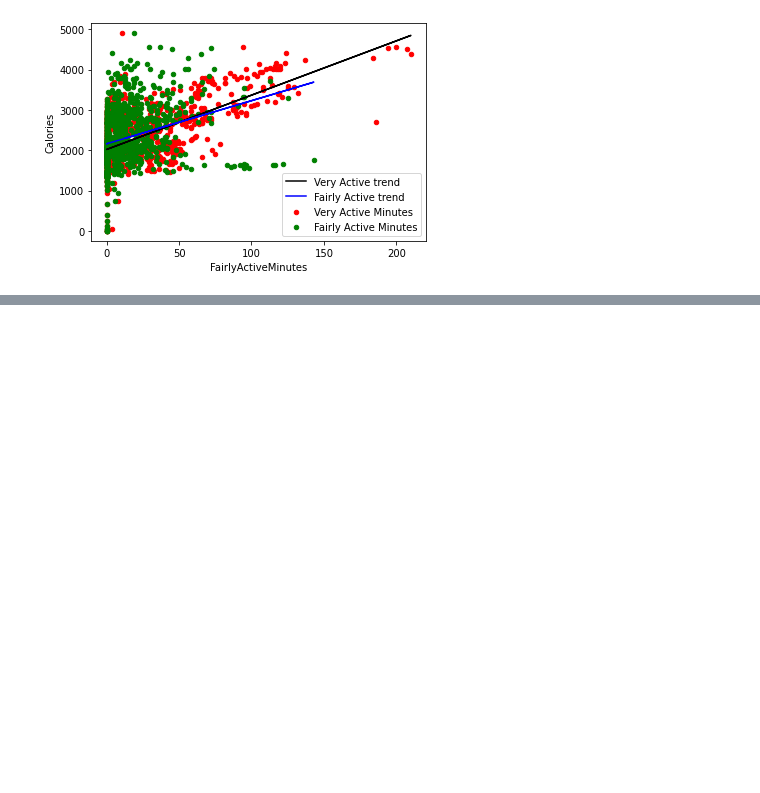
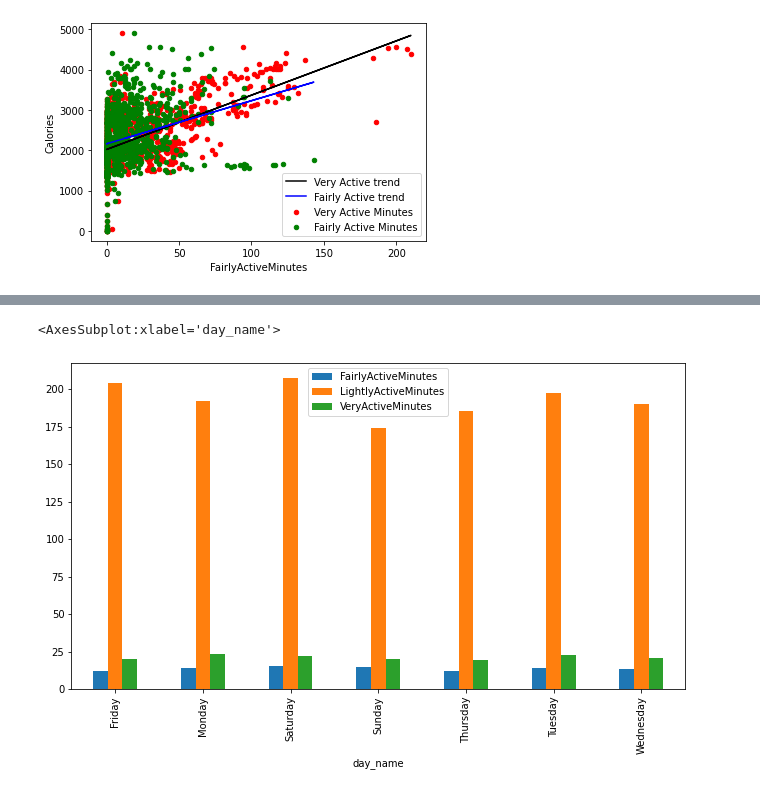
Before and after one commit to LeannaCalla/Kaggle-FitBit-Data, a Jupyter notebook: FitBit stats.ipynb, the cells around one changed output, grey strips where cells are left out. Cells and saved outputs as stored; diff of their text form; code cells hidden in the pictures; blank space fills up the shorter version.

```diff
--- a/FitBit stats.ipynb
+++ b/FitBit stats.ipynb
@@ -233,0 +272,10 @@ However, upon examining the r values for the trend lines, we can conclude that a
+# %%
+# let's exclude sedentary minutes, since this is the majority of the time
+# we will create a new data frame that is just active minutes
+
+byMinuteActive = activityData.pivot_table(
+    values = ['VeryActiveMinutes', 'FairlyActiveMinutes', 'LightlyActiveMinutes'],
+    index = 'day_name'
+)
+
+byMinuteActive
@@ -233,0 +292,5 @@ However, upon examining the r values for the trend lines, we can conclude that a
+# %%
+byMinuteActive.plot.bar(figsize = (11, 6))
+# %% [output]
+<AxesSubplot:xlabel='day_name'>
+[figure, added]
```
Also changed, not shown: parts of 7 cells of this notebook.
